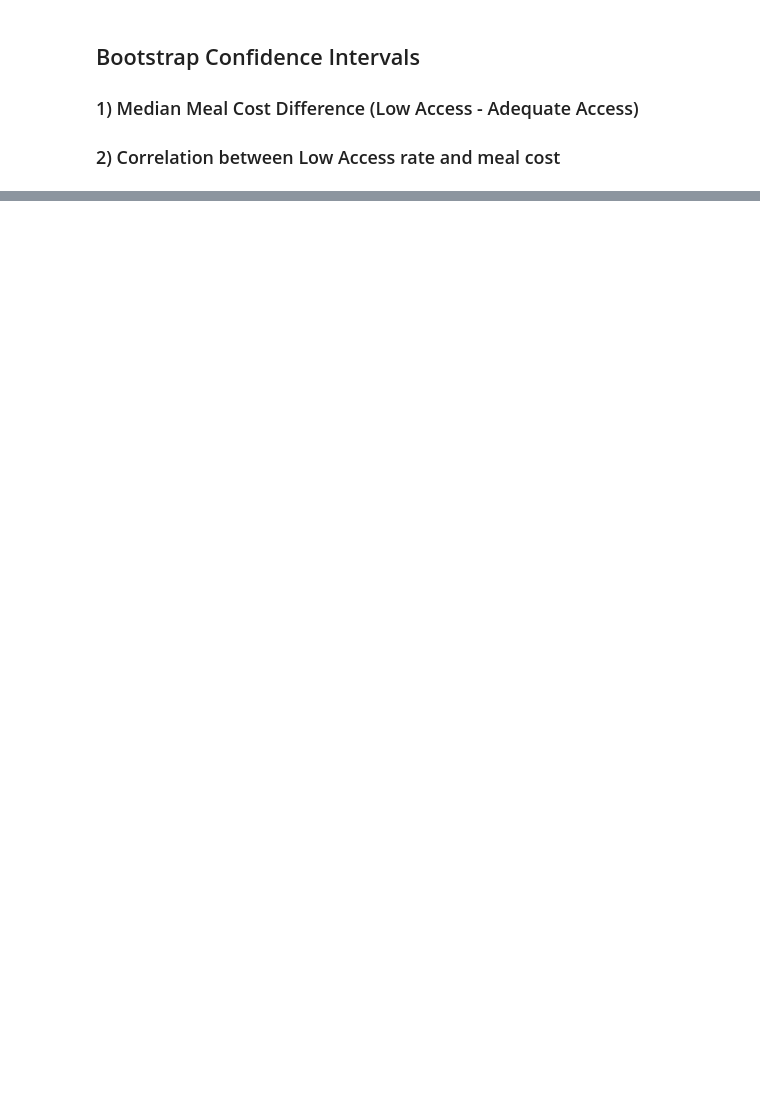
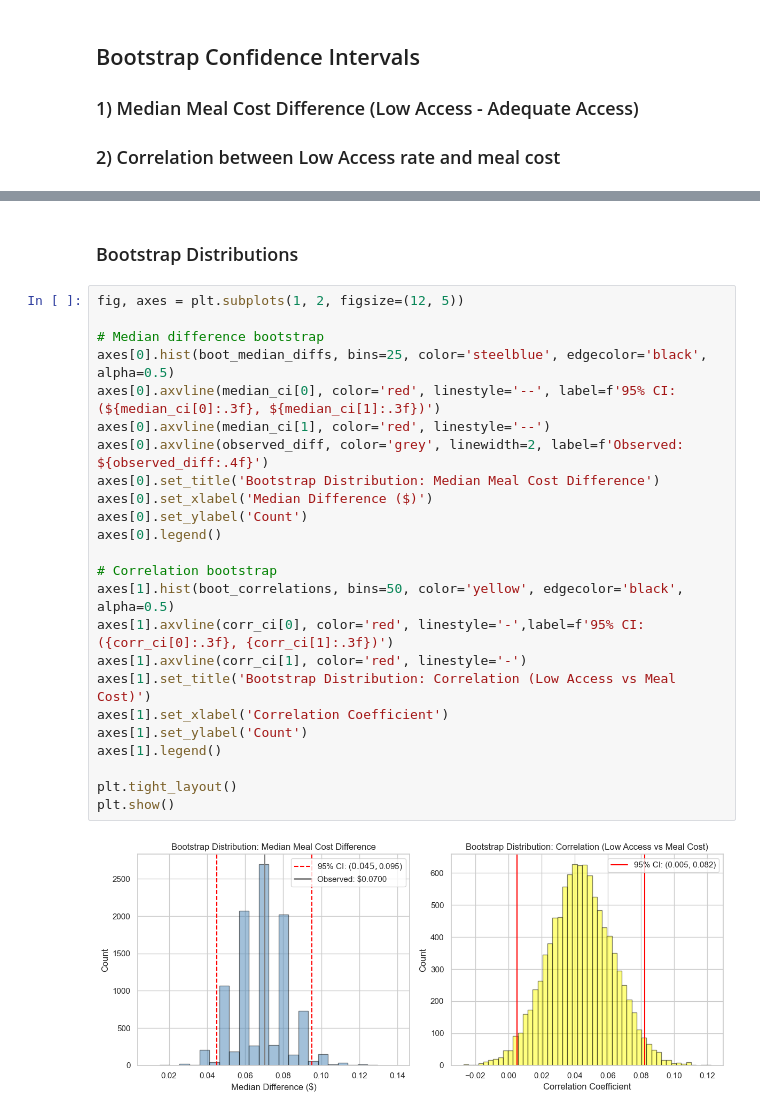
Before and after one commit to somebody-45729/food-access-meal-cost, a Jupyter notebook: analysis.ipynb, the cells around one changed output, grey strips where cells are left out. Saved outputs shown, nothing was run; the diff lists cells and outputs as text; blank space fills up the shorter version.

```diff
--- a/analysis.ipynb
+++ b/analysis.ipynb
@@ -302,0 +330,28 @@ n_bootstrap = 10000
+# %% [markdown]
+### Bootstrap Distributions
+# %%
+fig, axes = plt.subplots(1, 2, figsize=(12, 5))
+
+# Median difference bootstrap
+axes[0].hist(boot_median_diffs, bins=25, color='steelblue', edgecolor='black', alpha=0.5)
+axes[0].axvline(median_ci[0], color='red', linestyle='--', label=f'95% CI: (${median_ci[0]:.3f}, ${median_ci[1]:.3f})')
+axes[0].axvline(median_ci[1], color='red', linestyle='--')
+axes[0].axvline(observed_diff, color='grey', linewidth=2, label=f'Observed: ${observed_diff:.4f}')
+axes[0].set_title('Bootstrap Distribution: Median Meal Cost Difference')
+axes[0].set_xlabel('Median Difference ($)')
+axes[0].set_ylabel('Count')
+axes[0].legend()
+
+# Correlation bootstrap
+axes[1].hist(boot_correlations, bins=50, color='yellow', edgecolor='black', alpha=0.5)
+axes[1].axvline(corr_ci[0], color='red', linestyle='-',label=f'95% CI: ({corr_ci[0]:.3f}, {corr_ci[1]:.3f})')
+axes[1].axvline(corr_ci[1], color='red', linestyle='-')
+axes[1].set_title('Bootstrap Distribution: Correlation (Low Access vs Meal Cost)')
+axes[1].set_xlabel('Correlation Coefficient')
+axes[1].set_ylabel('Count')
+axes[1].legend()
+
+plt.tight_layout()
+plt.show()
+# %% [output]
+[figure, added]
```
Also changed, not shown: parts of 2 cells of this notebook, 1 other file.
